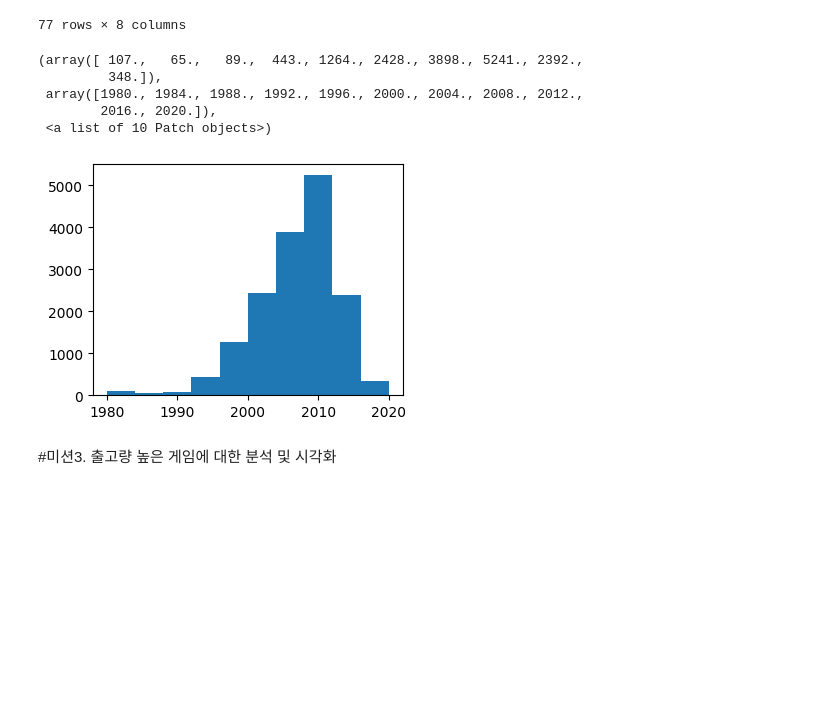
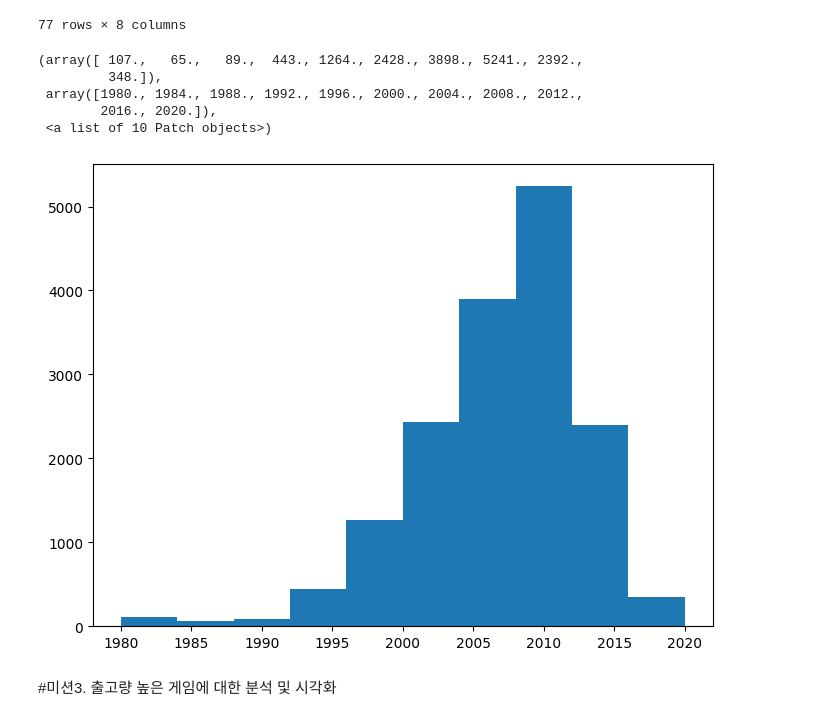
Before and after one commit to dhwan-dj/AIB16_Section1-project, a Jupyter notebook: S1_PJT_AI_16_김동환.ipynb, the cells around one changed output. Cells and saved outputs as stored; diff of their text form; code cells hidden in the pictures; blank space fills up the shorter version.

```diff
--- a/S1_PJT_AI_16_김동환.ipynb
+++ b/S1_PJT_AI_16_김동환.ipynb
@@ -739,15 +722,15 @@ year_sum2
 77 rows × 8 columns
 # %%
 # 캔버스 사이즈 적용
-plt.rcParams["figure.figsize"] = (4, 3)
+plt.rcParams["figure.figsize"] = (8, 6)
 plt.hist(df_clean['Year'])
 # %% [output]
 (array([ 107.,   65.,   89.,  443., 1264., 2428., 3898., 5241., 2392.,
          348.]),
  array([1980., 1984., 1988., 1992., 1996., 2000., 2004., 2008., 2012.,
         2016., 2020.]),
  <a list of 10 Patch objects>)
-[figure, old version]
+[figure, new version]
 # %% [markdown]
 #미션3. 출고량 높은 게임에 대한 분석 및 시각화
 # %%
```
Also changed, not shown: parts of 14 cells of this notebook.
